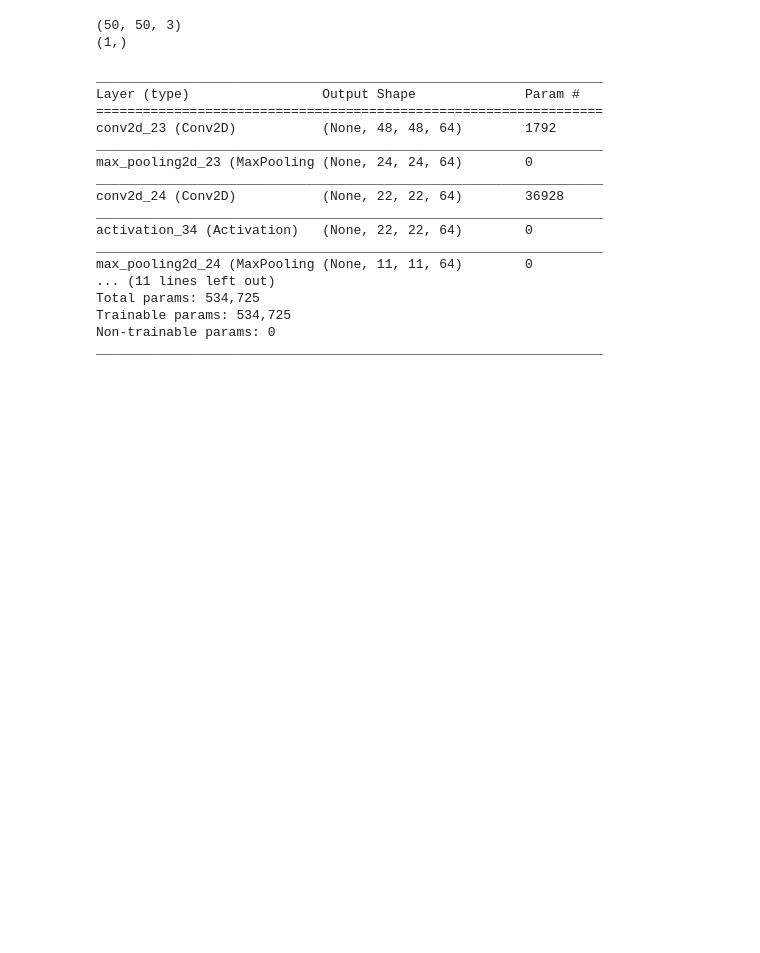
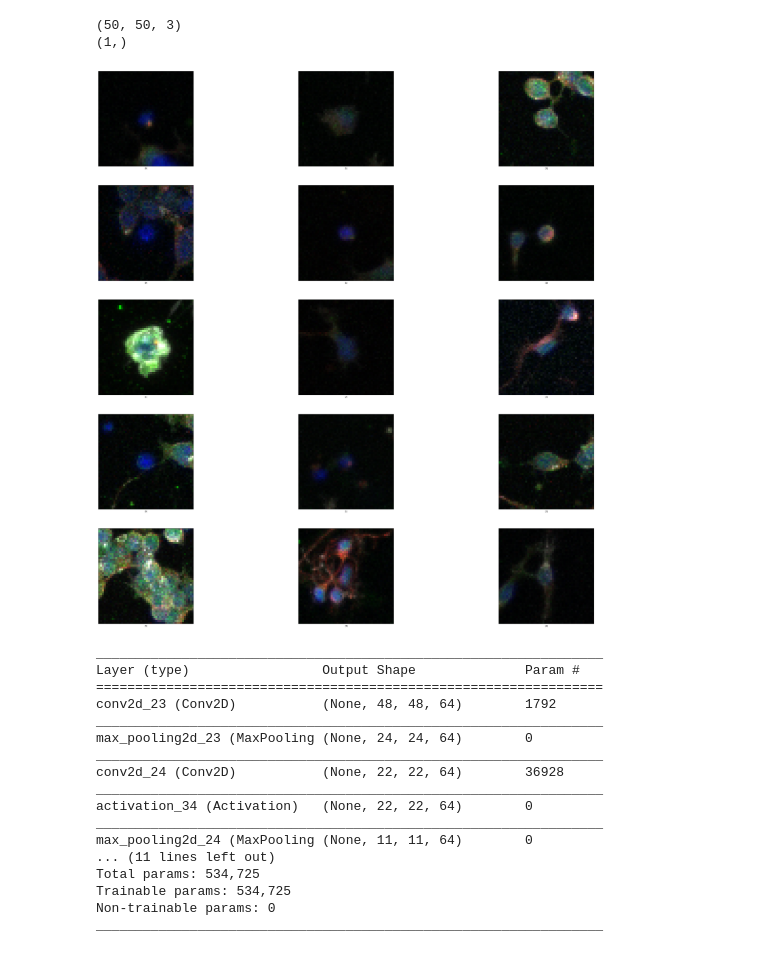
Before and after one commit to PreibischLab/PixelWise_Cell_Classification, a Jupyter notebook: ConvNet model training.ipynb, the cells around one changed output. Cells and saved outputs as stored; diff of their text form; code cells hidden in the pictures; blank space fills up the shorter version.

Commit message:
update plot

```diff
--- a/ConvNet model training.ipynb
+++ b/ConvNet model training.ipynb
@@ -15,6 +15,18 @@ print(y.shape[1:])
 (1,)
 # %%
 train_X, test_X, train_y, test_y = train_test_split(X, y, train_size=0.8, test_size=0.2, random_state=0)
+# %%
+plt.figure(figsize=(50,50))
+for i in range(15):
+    plt.subplot(5,3,i+1)
+    plt.xticks([])
+    plt.yticks([])
+    plt.grid(False)
+    plt.imshow(train_X[i], cmap=plt.cm.binary)
+    plt.xlabel(str(train_y[i]))
+plt.show()
+# %% [output]
+[figure, added]
 # %%
 import time
 NAME = "Cnn64x2-{}-fix_X_withActivation".format(int(time.time()))
```
Also changed, not shown: parts of 2 cells of this notebook.
